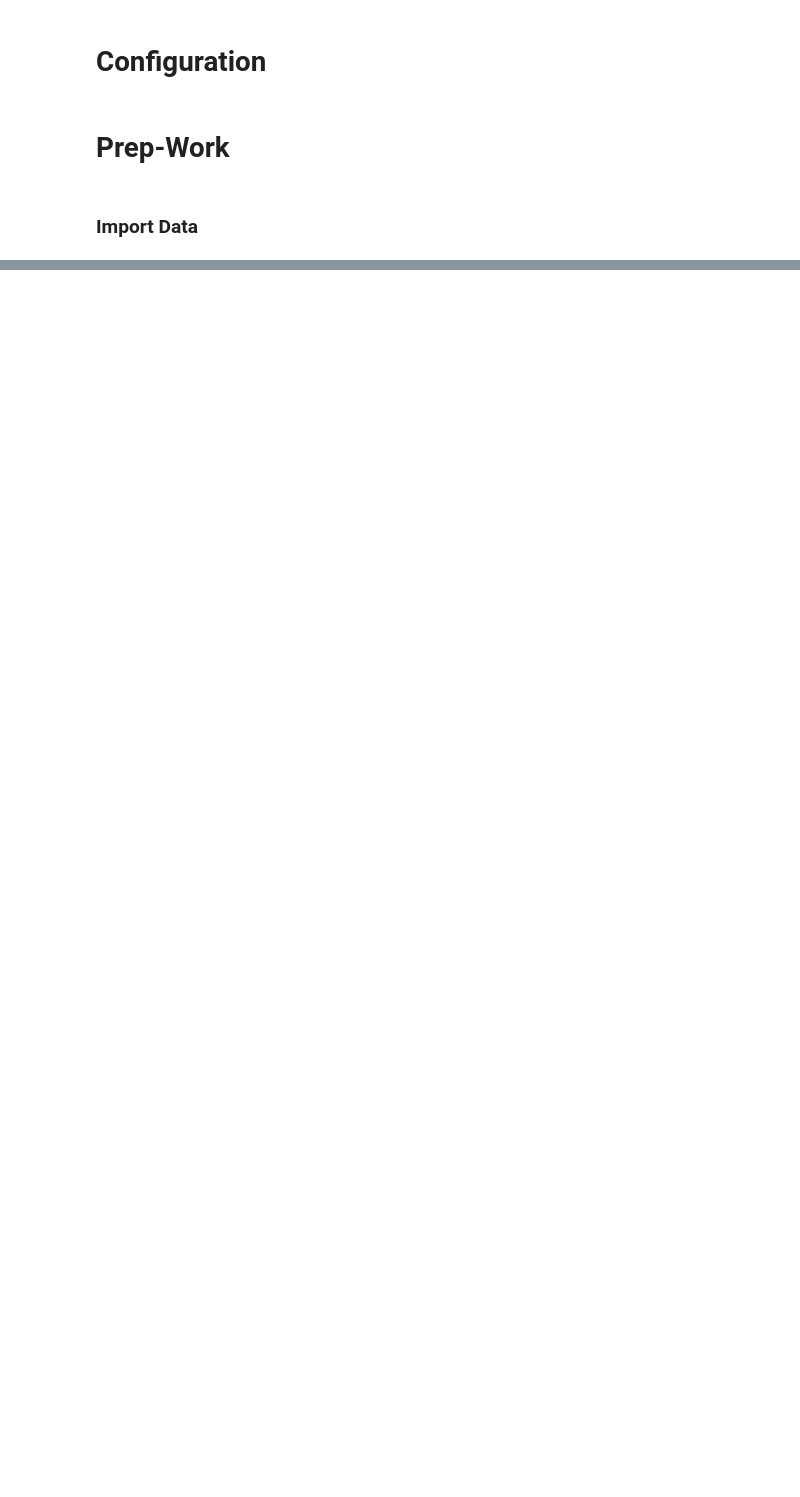
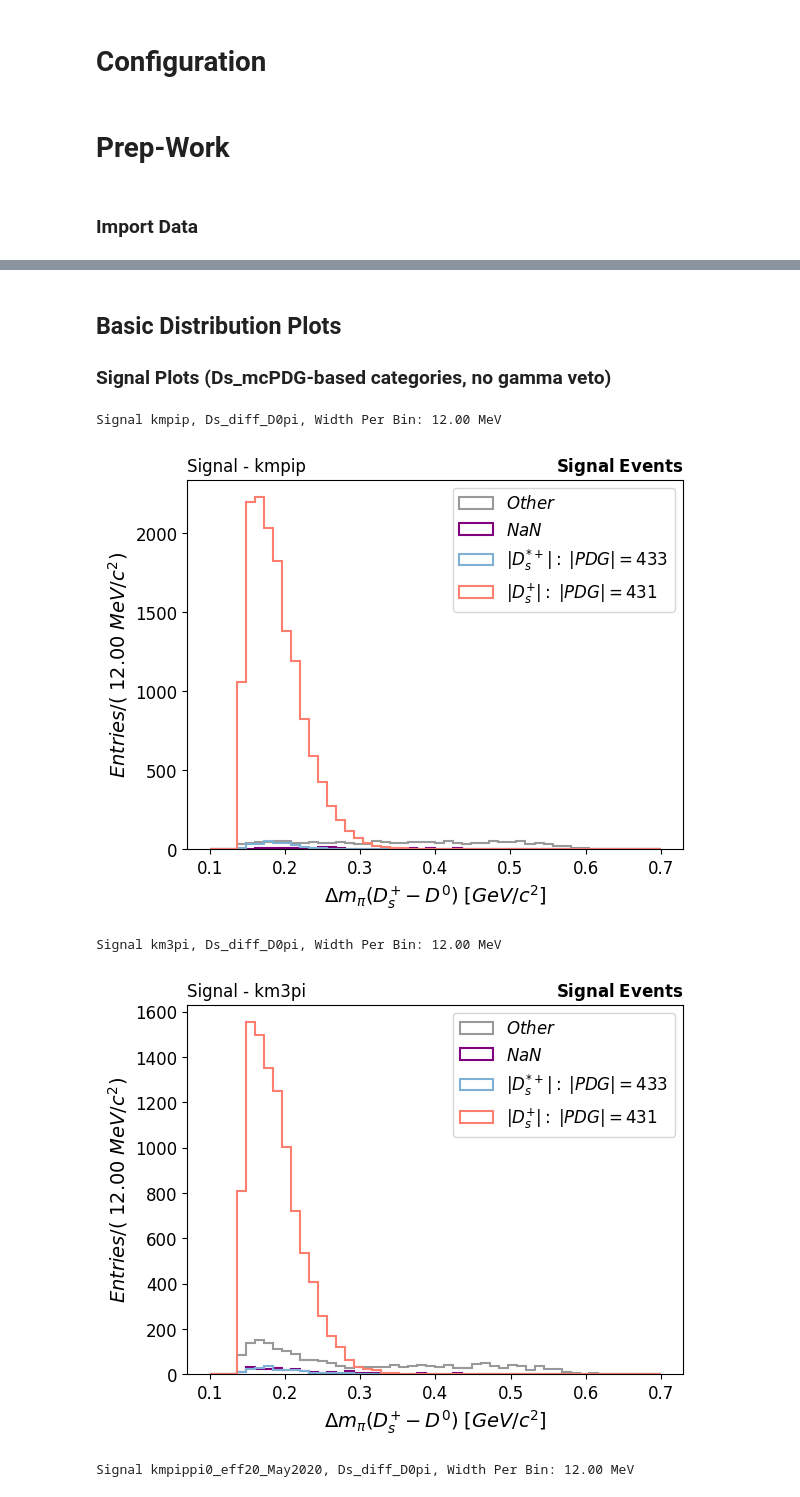
Before and after one commit to AdilmubarakHEP/Ds2D0enue_Analysis, a Jupyter notebook: 07-Python/Plots_and_Tables/AL02-Baseline_Sample_Analysis.ipynb, the cells around one changed output, grey strips where cells are left out. Drawn from its saved outputs; the diff is of its cells as text; code cells hidden in the pictures; blank space fills up the shorter version.

```diff
--- a/07-Python/Plots_and_Tables/AL02-Baseline_Sample_Analysis.ipynb
+++ b/07-Python/Plots_and_Tables/AL02-Baseline_Sample_Analysis.ipynb
@@ -761,0 +192,13 @@ for mode in decay_config.keys():
+# %%
+for sample in background_samples:
+    print(f"\n{'='*80}")
+    print(f"{sample.upper()}")
+    print('='*80)
+    for mode in decay_config.keys():
+        key = f"{sample}_{mode}"
+        print(f"\n  {key}:")
+        print(f"  {'-'*76}")
+        df = DataFrames[key]
+        print(abs(df['Ds_mcPDG']).value_counts(normalize=True, dropna=False)
+              .head(10)
+              .apply(lambda x: f"{x:.6f}"))
@@ -761,0 +280,64 @@ for mode in decay_config.keys():
+# %% [markdown]
+  ## Basic Distribution Plots
+  ### Signal Plots (Ds_mcPDG-based categories, no gamma veto)
+# %%
+Bins = 50
+Density = False
+Stacked = False
+
+# Plot Signal - Ds_diff_D0pi
+Range = [0.1, 0.7]
+var = 'Ds_diff_D0pi'
+
+for mode in decay_config.keys():
+    perBin = ((Range[1] - Range[0]) / Bins) * 1000
+    print(f"\nSignal {mode}, {var}, Width Per Bin: {perBin:.2f} MeV")
+
+    df = DataFrames[f"Signal_{mode}"].copy()
+    ds_abs = abs(df['Ds_mcPDG'])
+
+    ds_mask   = ds_abs == 431
+    dsst_mask = ds_abs == 433
+    nan_mask  = df['Ds_mcPDG'].isna()
+    other_mask = (~ds_mask) & (~dsst_mask) & (~nan_mask)
+
+    data = [
+        df[ds_mask][var],        # Ds+
+        df[dsst_mask][var],      # Ds*+
+        df[nan_mask][var],       # NaN
+        df[other_mask][var]      # other
+    ]
+
+    labels = [
+        r'$|D_s^{+}|:\;|PDG|=431$',
+        r'$|D_s^{*+}|:\;|PDG|=433$',
+        r'$NaN$',
+        r'$Other$'
+    ]
+    colors = ['#fd7f6f', '#7eb0d5', 'purple', '#999999']
+
+    plt.hist(
+        data,
+        color=colors,
+        label=labels,
+        alpha=1,
+        range=Range,
+        stacked=Stacked,
+        density=Density,
+        bins=Bins,
+        histtype='step',
+        linewidth=1.5
+    )
+
+    plt.title(f'Signal - {mode}', loc="left")
+    plt.title(r'$\bf Signal\;Events$', loc="right")
+    plt.ylabel(r'$Entries/(\; {width:.2f}\;MeV/c^2)$'.format(width=perBin))
+    plt.xlabel(r'$\Delta m_{\pi}(D_s^{+} - D^{0})\;[GeV/c^{2}]$')
+    plt.legend()
+    plt.show()
+# %% [output]
+Signal kmpip, Ds_diff_D0pi, Width Per Bin: 12.00 MeV
+[figure, added]
+Signal km3pi, Ds_diff_D0pi, Width Per Bin: 12.00 MeV
+[figure, added]
+Signal kmpippi0_eff20_May2020, Ds_diff_D0pi, Width Per Bin: 12.00 MeV
```
Also changed, not shown: parts of 51 cells of this notebook, 6 other files.
